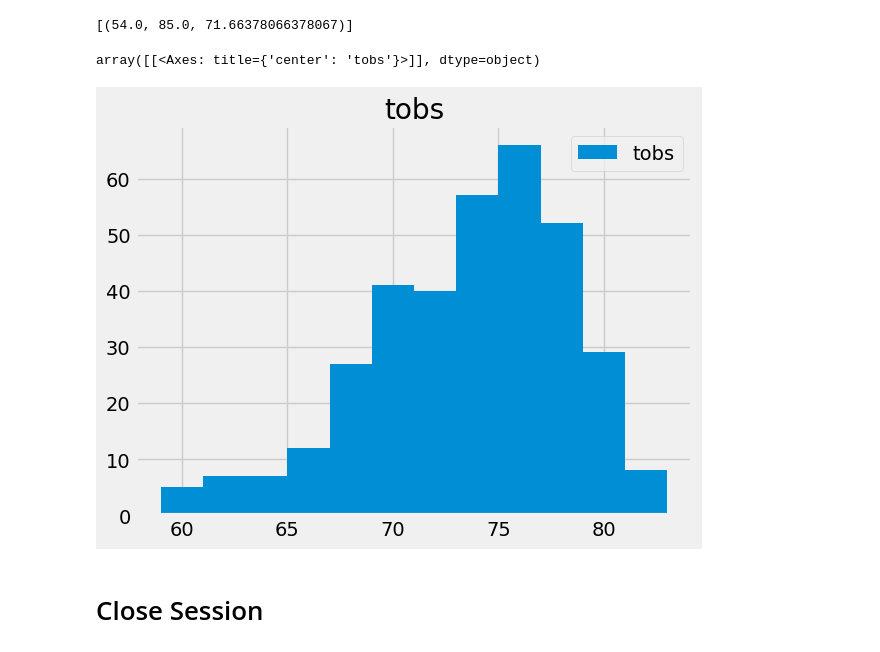
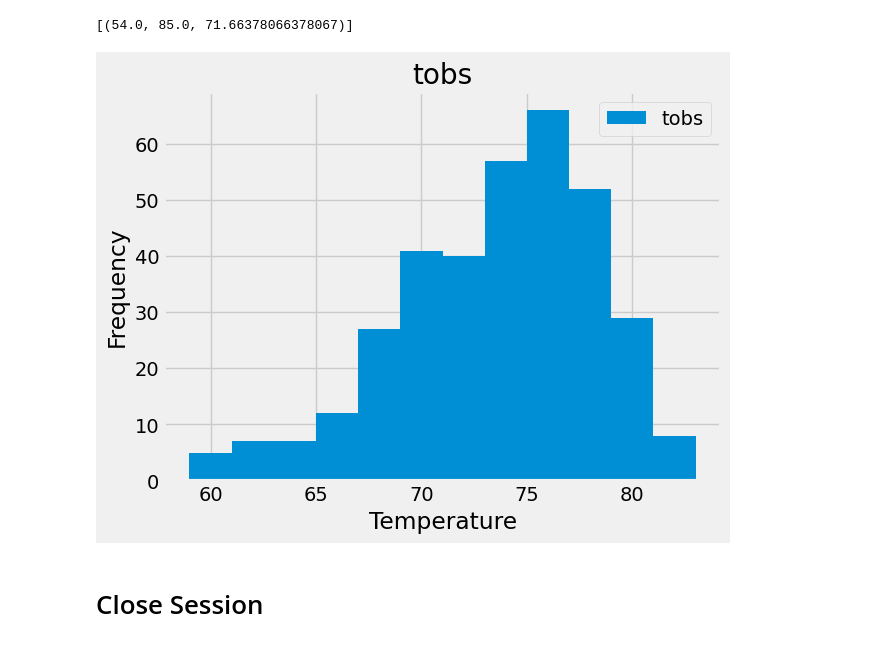
Before and after one commit to TrailrunnerDLH/sqlalchemy--Challenge, a Jupyter notebook: Hawaii/climate_starter.ipynb, the cells around one changed output. Cells and saved outputs as stored; diff of their text form; code cells hidden in the pictures.

Commit message:
added x and y labels to hist

```diff
--- a/Hawaii/climate_starter.ipynb
+++ b/Hawaii/climate_starter.ipynb
@@ -141,12 +141,15 @@ station_stats
 # %%
 # Using the most active station id
 # Query the last 12 months of temperature observation data for this station and plot the results as a histogram
 hist_data = session.query(Measurement.tobs).filter(Measurement.station==most_active_id, Measurement.date >= previous_date).all()
 df_tobs = pd.DataFrame(hist_data, columns=["tobs"])
-df_tobs.hist(bins=12,legend=True)
+bxax = df_tobs.hist(bins=12,legend=True)
+
+for bx in bxax.flatten():
+    bx.set_ylabel("Frequency")
+    bx.set_xlabel("Temperature")
 # %% [output]
-array([[<Axes: title={'center': 'tobs'}>]], dtype=object)
-[figure, old version]
+[figure, new version]
 # %% [markdown]
 # Close Session
 # %%
```
